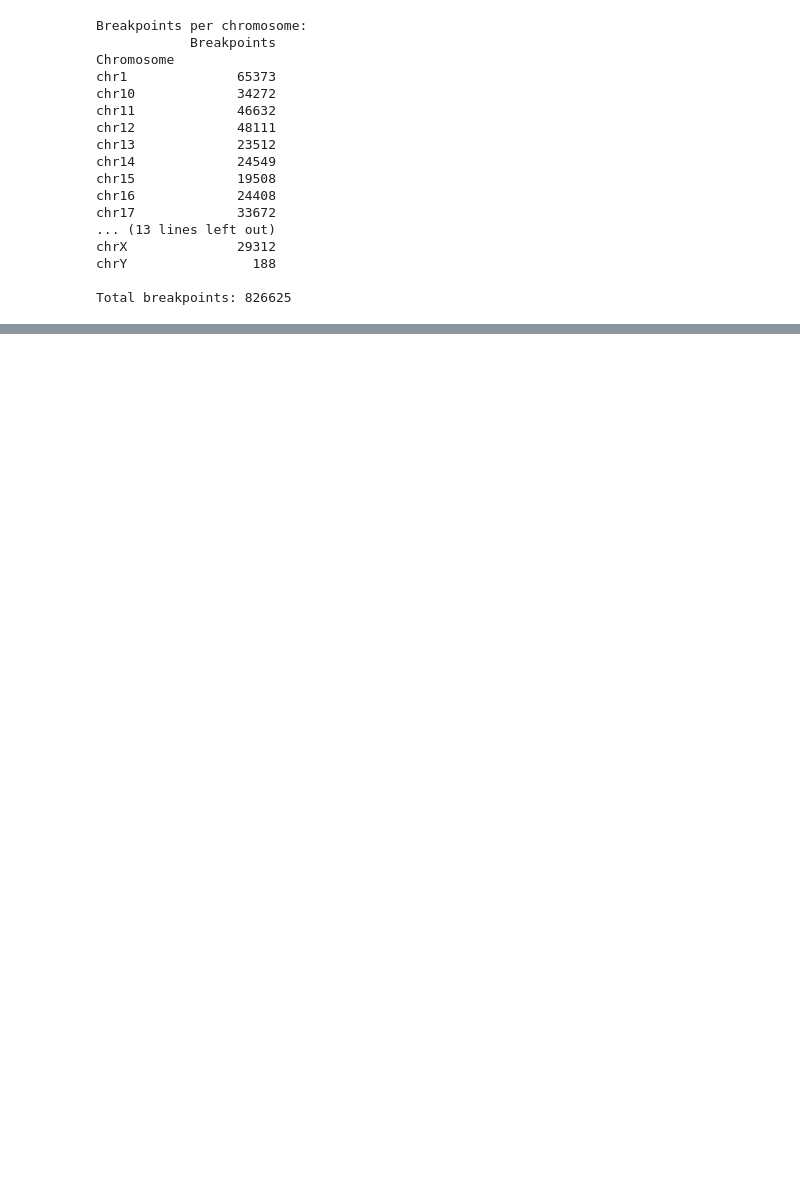
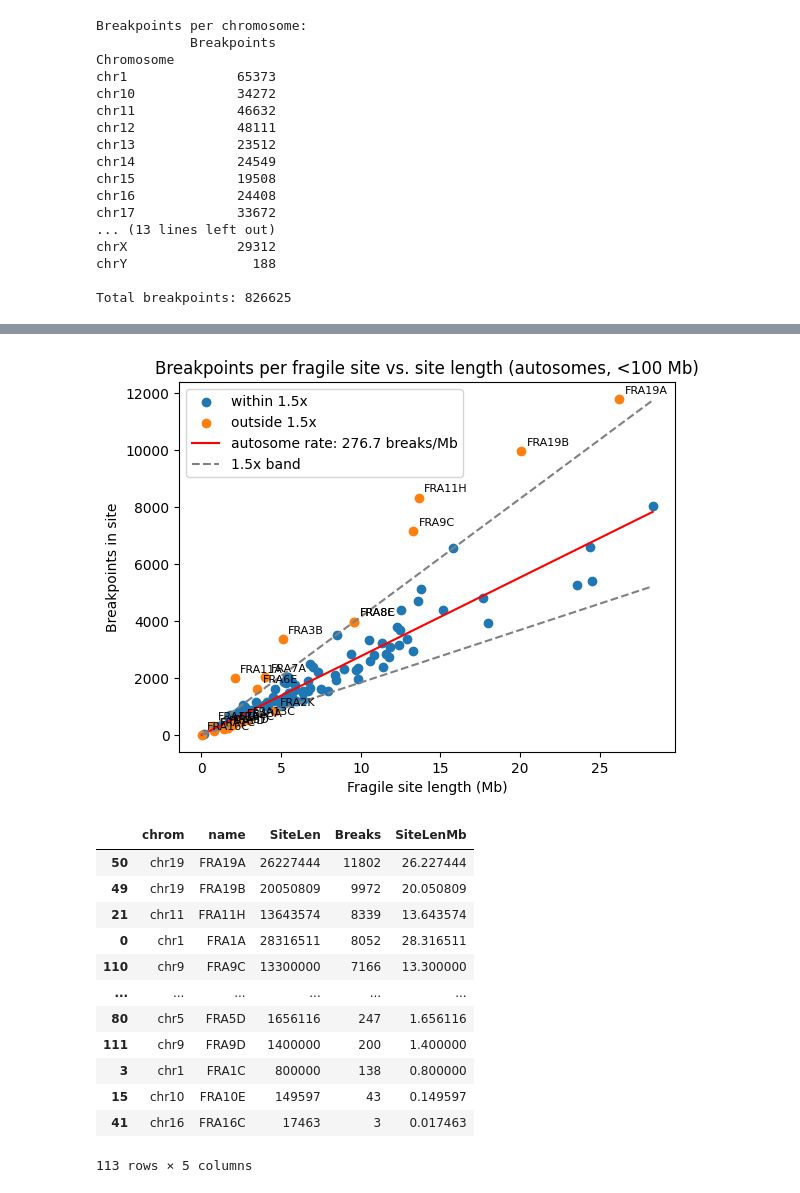
Before and after one commit to schwarzlab-ccb/CNSistent, a Jupyter notebook: notebooks/analyze_fragile_sites.ipynb, the cells around one changed output, grey strips where cells are left out. Saved outputs shown, nothing was run; the diff lists cells and outputs as text; code cells hidden in the pictures; blank space fills up the shorter version.

```diff
--- a/notebooks/analyze_fragile_sites.ipynb
+++ b/notebooks/analyze_fragile_sites.ipynb
@@ -207,0 +203,73 @@ plt.show()
+# %%
+# Number of breakpoints in each individual fragile site vs. the site's length.
+import bisect
+
+# Pre-sort interior breakpoints per chromosome for fast range counting.
+sorted_breaks = {c: sorted(interior_breaks[c]) for c in chroms}
+
+site_rows = []
+for c in chroms:
+    if c not in assembly.aut_names:
+        continue
+    bps = sorted_breaks[c]
+    for (start, end, name) in dict_fragile.get(c, []):
+        n = bisect.bisect_left(bps, end) - bisect.bisect_left(bps, start)
+        site_rows.append({'chrom': c, 'name': name,
+                          'SiteLen': end - start, 'Breaks': n})
+
+sites = pd.DataFrame(site_rows)
+sites['SiteLenMb'] = sites['SiteLen'] / 1e6
+sites = sites[sites['SiteLenMb'] <= 100]  # drop the one outsized site (FRA2S, ~111 Mb)
+
+# Expected line from the overall autosome-wide breakpoint rate (uniform-density null),
+# rather than fitting the fragile-site points directly.
+aut_chroms = [c for c in chroms if c in assembly.aut_names]
+aut_total_breaks = sum(len(interior_breaks[c]) for c in aut_chroms)
+aut_len = sum(assembly.chr_lens[c] for c in aut_chroms)
+slope = aut_total_breaks / aut_len * 1e6  # breaks per Mb across all autosomes
+intercept = 0.0
+
+# 1.5x band around the expected line (upper = 1.5*expected, lower = expected/1.5).
+fit_vals = slope * sites['SiteLenMb'] + intercept
+outside = (sites['Breaks'] > 1.5 * fit_vals) | (sites['Breaks'] < fit_vals / 1.5)
+
+fig, ax = plt.subplots()
+ax.scatter(sites.loc[~outside, 'SiteLenMb'], sites.loc[~outside, 'Breaks'],
+           color='tab:blue', label='within 1.5x')
+ax.scatter(sites.loc[outside, 'SiteLenMb'], sites.loc[outside, 'Breaks'],
+           color='tab:orange', label='outside 1.5x')
+
+# Expected line (autosome rate) and 1.5x boundaries.
+xs = np.array([sites['SiteLenMb'].min(), sites['SiteLenMb'].max()])
+fit_line = slope * xs + intercept
+ax.plot(xs, fit_line, color='red', label=f'autosome rate: {slope:.1f} breaks/Mb')
+ax.plot(xs, 1.5 * fit_line, color='gray', linestyle='--', label='1.5x band')
+ax.plot(xs, fit_line / 1.5, color='gray', linestyle='--')
+
+# Label the out-of-band sites.
+for _, r in sites.loc[outside].iterrows():
+    ax.annotate(r['name'], (r['SiteLenMb'], r['Breaks']),
+                textcoords='offset points', xytext=(4, 4), fontsize=8)
+
+ax.set_xlabel('Fragile site length (Mb)')
+ax.set_ylabel('Breakpoints in site')
+ax.set_title('Breakpoints per fragile site vs. site length (autosomes, <100 Mb)')
+ax.legend()
+plt.show()
+
+sites.sort_values('Breaks', ascending=False)
+# %% [output]
+[figure, added]
+|  | chrom | name | SiteLen | Breaks | SiteLenMb |
+| 50 | chr19 | FRA19A | 26227444 | 11802 | 26.227444 |
+| 49 | chr19 | FRA19B | 20050809 | 9972 | 20.050809 |
+| 21 | chr11 | FRA11H | 13643574 | 8339 | 13.643574 |
+| 0 | chr1 | FRA1A | 28316511 | 8052 | 28.316511 |
+| 110 | chr9 | FRA9C | 13300000 | 7166 | 13.300000 |
+| ... | ... | ... | ... | ... | ... |
+| 80 | chr5 | FRA5D | 1656116 | 247 | 1.656116 |
+| 111 | chr9 | FRA9D | 1400000 | 200 | 1.400000 |
+| 3 | chr1 | FRA1C | 800000 | 138 | 0.800000 |
+| 15 | chr10 | FRA10E | 149597 | 43 | 0.149597 |
+| 41 | chr16 | FRA16C | 17463 | 3 | 0.017463 |
+113 rows × 5 columns
```
Also changed, not shown: parts of 13 cells of this notebook, 3 other files.
